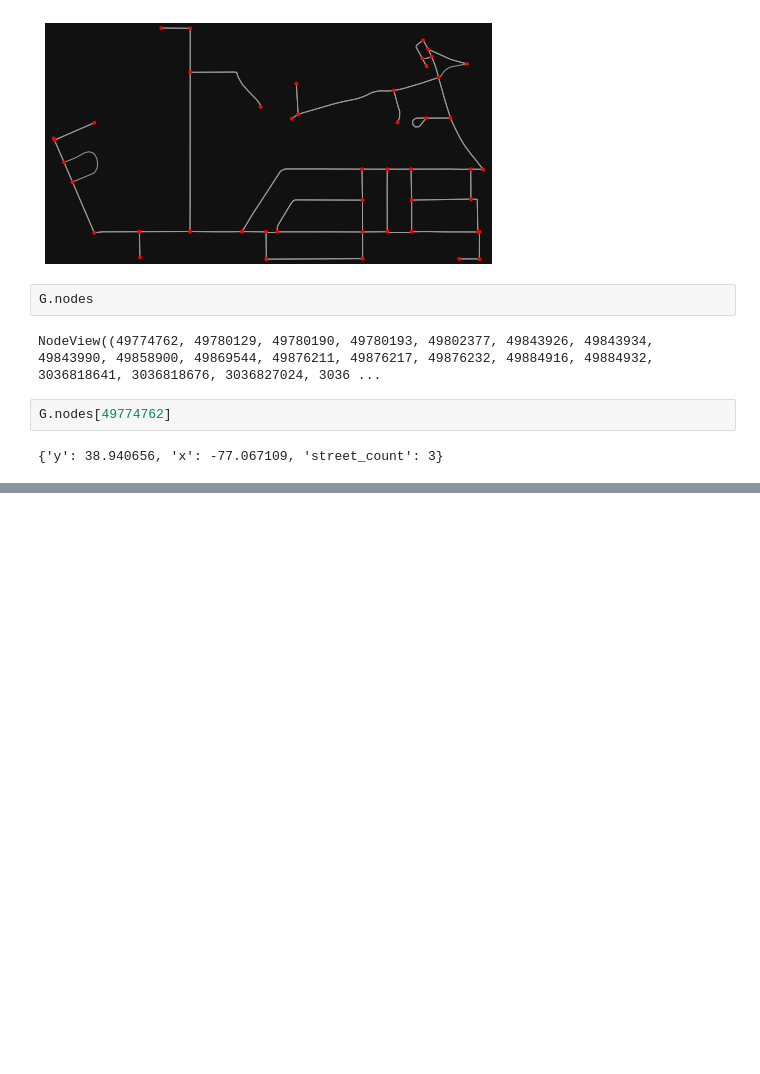
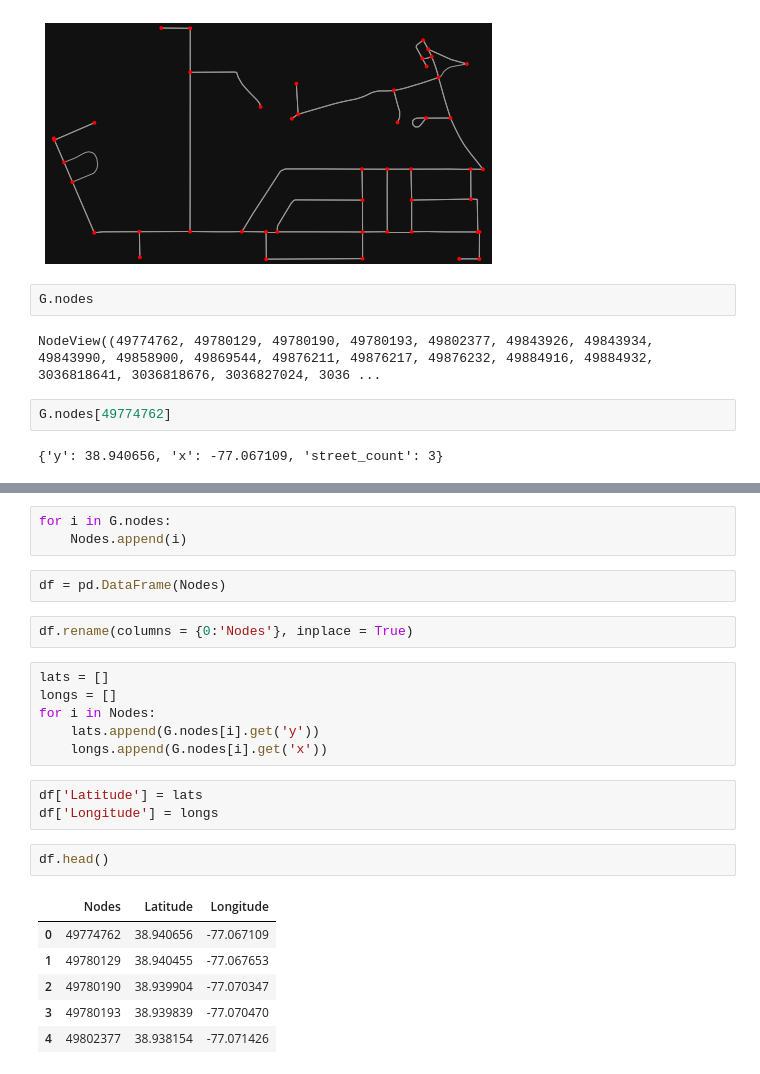
Before and after one commit to Monty2211/Optimal-City-Resource-Deployment-and-Path-Planning-with-Multiple-City-Agencies, a Jupyter notebook: SnowPlow/OSMnx.ipynb, the cells around one changed output, grey strips where cells are left out. Cells and saved outputs as stored; diff of their text form; blank space fills up the shorter version.

```diff
--- a/SnowPlow/OSMnx.ipynb
+++ b/SnowPlow/OSMnx.ipynb
@@ -47,0 +54,25 @@ G.nodes[49774762]
+# %%
+for i in G.nodes:
+    Nodes.append(i)
+# %%
+df = pd.DataFrame(Nodes)
+# %%
+df.rename(columns = {0:'Nodes'}, inplace = True)
+# %%
+lats = []
+longs = []
+for i in Nodes:
+    lats.append(G.nodes[i].get('y'))
+    longs.append(G.nodes[i].get('x'))
+# %%
+df['Latitude'] = lats
+df['Longitude'] = longs
+# %%
+df.head()
+# %% [output]
+|  | Nodes | Latitude | Longitude |
+| 0 | 49774762 | 38.940656 | -77.067109 |
+| 1 | 49780129 | 38.940455 | -77.067653 |
+| 2 | 49780190 | 38.939904 | -77.070347 |
+| 3 | 49780193 | 38.939839 | -77.070470 |
+| 4 | 49802377 | 38.938154 | -77.071426 |
```
Also changed, not shown: parts of 3 cells of this notebook.
